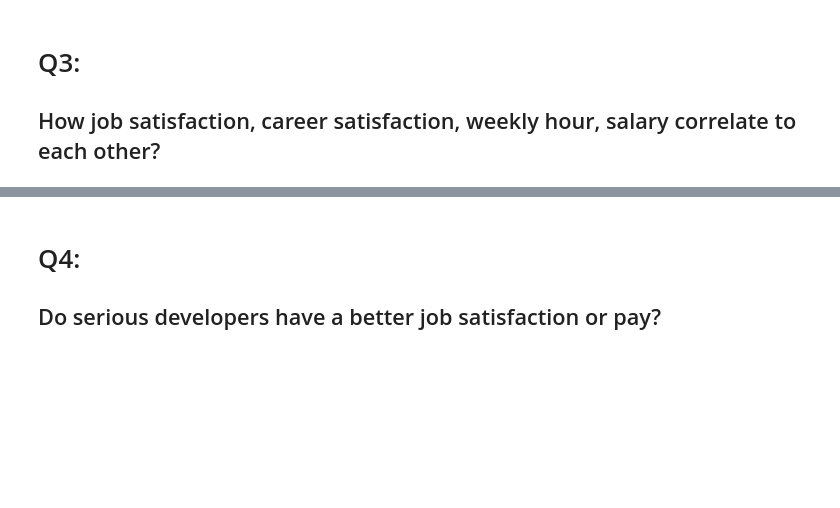
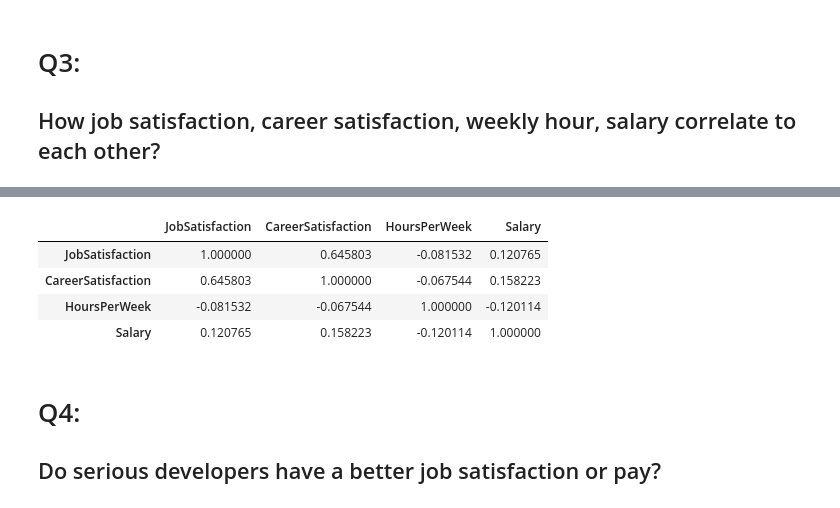
Before and after one commit to ccllcc/ds-blog-project, a Jupyter notebook: satis_analysis.ipynb, the cells around one changed output, grey strips where cells are left out. Saved outputs shown, nothing was run; the diff lists cells and outputs as text; code cells hidden in the pictures; blank space fills up the shorter version.

```diff
--- a/satis_analysis.ipynb
+++ b/satis_analysis.ipynb
@@ -138,3 +140,12 @@ df_corr.plot(kind='bar',cmap = 'BrBG');
+# %%
+# this is the correlation coefficient if dropna not performed.
+satisf_corr.corr()
+# %% [output]
+|  | JobSatisfaction | CareerSatisfaction | HoursPerWeek | Salary |
+| JobSatisfaction | 1.000000 | 0.645803 | -0.081532 | 0.120765 |
+| CareerSatisfaction | 0.645803 | 1.000000 | -0.067544 | 0.158223 |
+| HoursPerWeek | -0.081532 | -0.067544 | 1.000000 | -0.120114 |
+| Salary | 0.120765 | 0.158223 | -0.120114 | 1.000000 |
 # %% [markdown]
 # Q4:
 ## Do serious developers have a better job satisfaction or pay?
```
Also changed, not shown: parts of 4 cells of this notebook, 1 other file.
